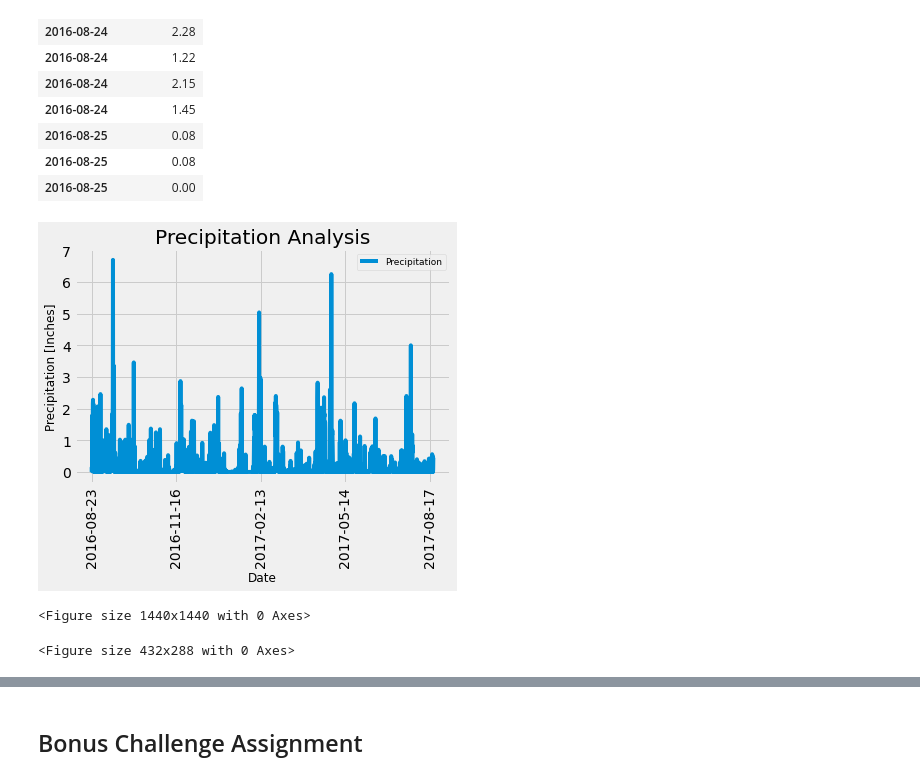
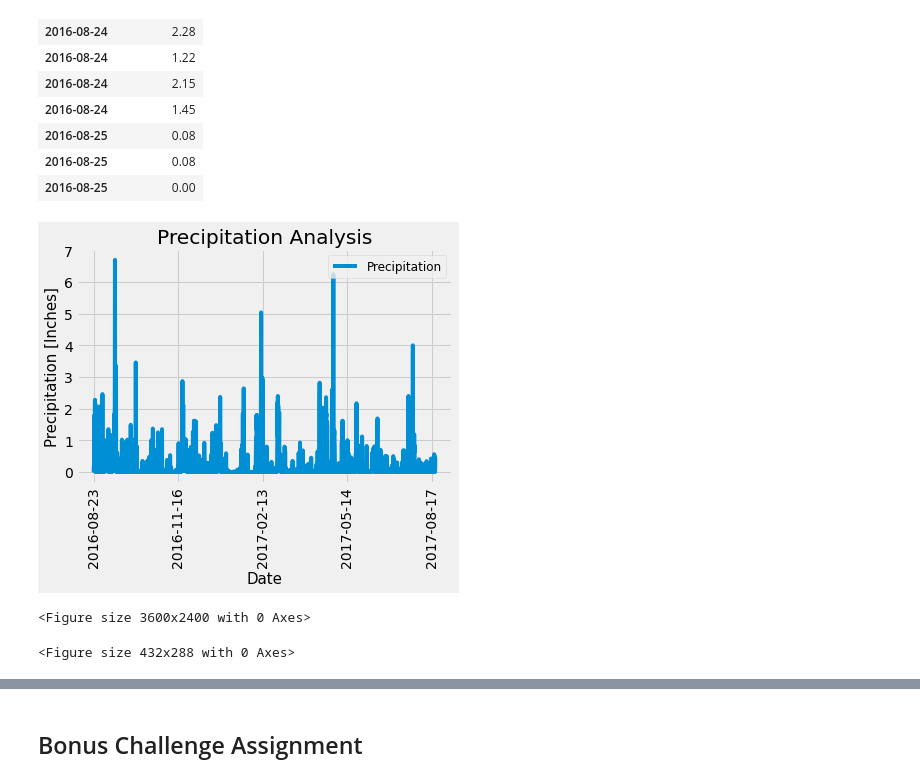
Before and after one commit to Fescamil1/sqlalchemy-challenge, a Jupyter notebook: climate_starter.ipynb, the cells around one changed output, grey strips where cells are left out. Saved outputs shown, nothing was run; the diff lists cells and outputs as text; code cells hidden in the pictures.

```diff
--- a/climate_starter.ipynb
+++ b/climate_starter.ipynb
@@ -155,21 +155,21 @@ precipitation_df.head(15)
 # %%
 # Use Pandas Plotting with Matplotlib to plot the data
 
 precipitation_df.plot(rot=90)
 
 plt.title('Precipitation Analysis')
-plt.xlabel('Date',fontsize=12)
-plt.ylabel('Precipitation [Inches]',fontsize=12)
+plt.xlabel('Date',fontsize=15)
+plt.ylabel('Precipitation [Inches]',fontsize=15)
 
-plt.legend(loc="upper right",fontsize=10)
-plt.figure(figsize=(18, 21), dpi=80)
+plt.legend(loc="upper right",fontsize=12)
+plt.figure(figsize=(45, 30), dpi=80)
 plt.tight_layout()
 plt.show()
 
 plt.savefig("Resources/FEPrecipitation.png")
 # %% [output]
-[figure, old version]
+[figure, new version]
-<Figure size 1440x1440 with 0 Axes>
+<Figure size 3600x2400 with 0 Axes>
 <Figure size 432x288 with 0 Axes>
 # %%
 # Use Pandas to calcualte the summary statistics for the precipitation data
```
Also changed, not shown: parts of 2 cells of this notebook.
